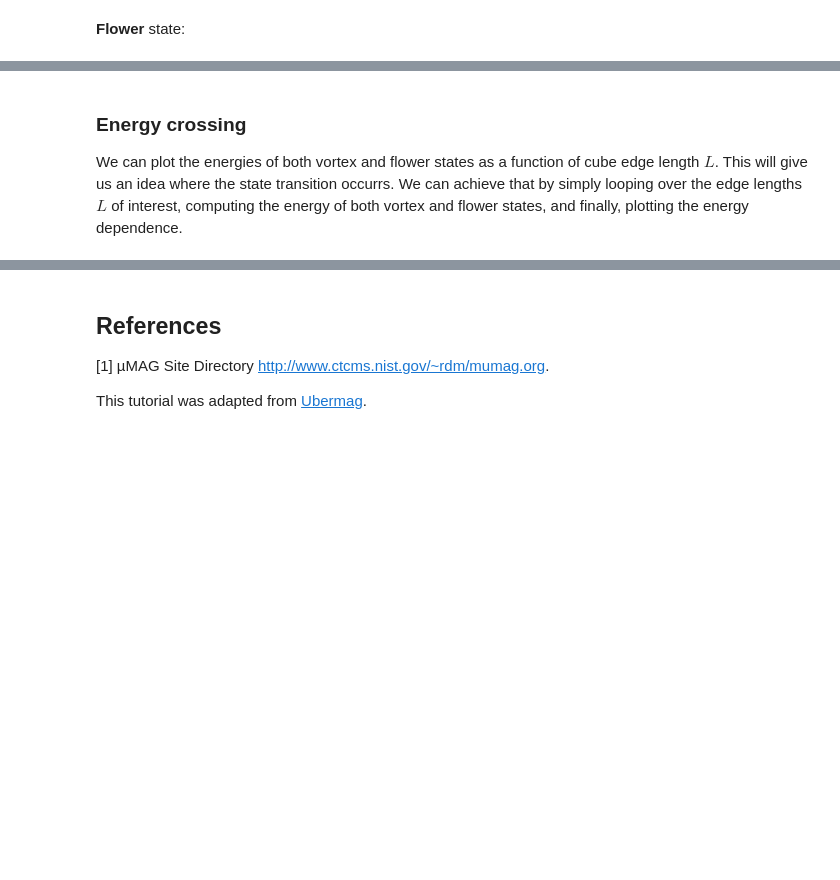
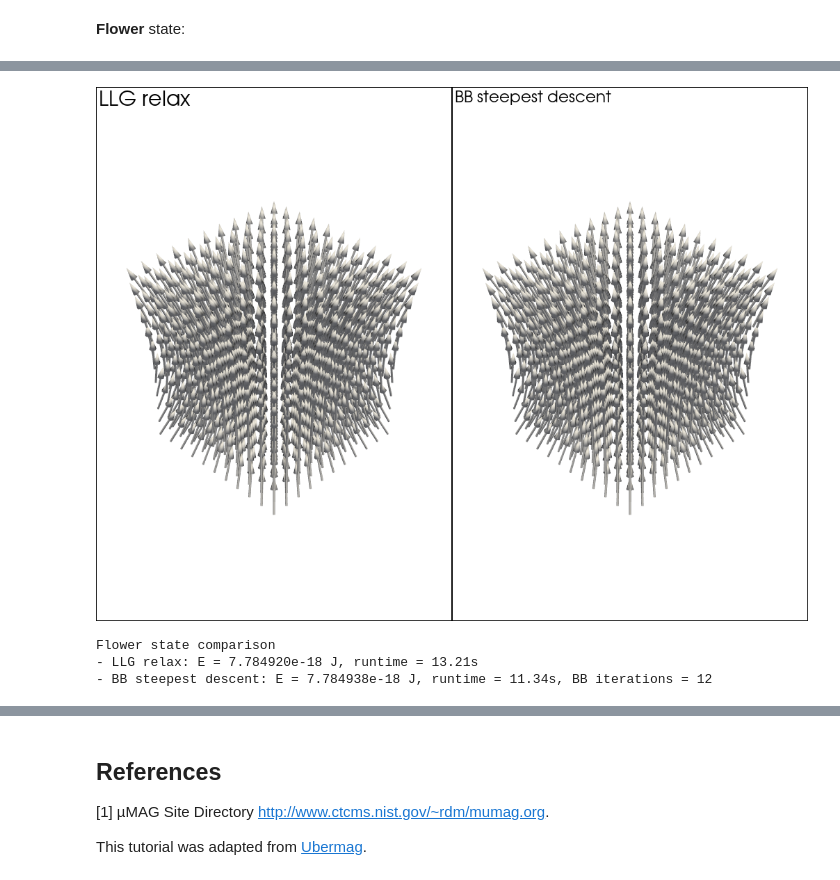
Before and after one commit to DavidLanders95/NeuralMagFork, a Jupyter notebook: docs/examples/standard-problem-3.ipynb, the cells around one changed output, grey strips where cells are left out. Cells and saved outputs as stored; diff of their text form; code cells hidden in the pictures; blank space fills up the shorter version.

```diff
--- a/docs/examples/standard-problem-3.ipynb
+++ b/docs/examples/standard-problem-3.ipynb
@@ -151,4 +270,4 @@ p.show()
-# %% [markdown]
-### Energy crossing
-
-We can plot the energies of both vortex and flower states as a function of cube edge length $L$. This will give us an idea where the state transition occurrs. We can achieve that by simply looping over the edge lengths $L$ of interest, computing the energy of both vortex and flower states, and finally, plotting the energy dependence.
+# %%
+flower_images = compare_state_images(8, m_init_flower, "flower")
+print_state_image_summary("Flower", flower_images)
+# %% [output]
@@ -154,0 +291,4 @@ We can plot the energies of both vortex and flower states as a function of cube
+[figure, added]
+Flower state comparison
+- LLG relax: E = 7.784920e-18 J, runtime = 13.21s
+- BB steepest descent: E = 7.784938e-18 J, runtime = 11.34s, BB iterations = 12
```
Also changed, not shown: parts of 16 cells of this notebook, 21 other files.
